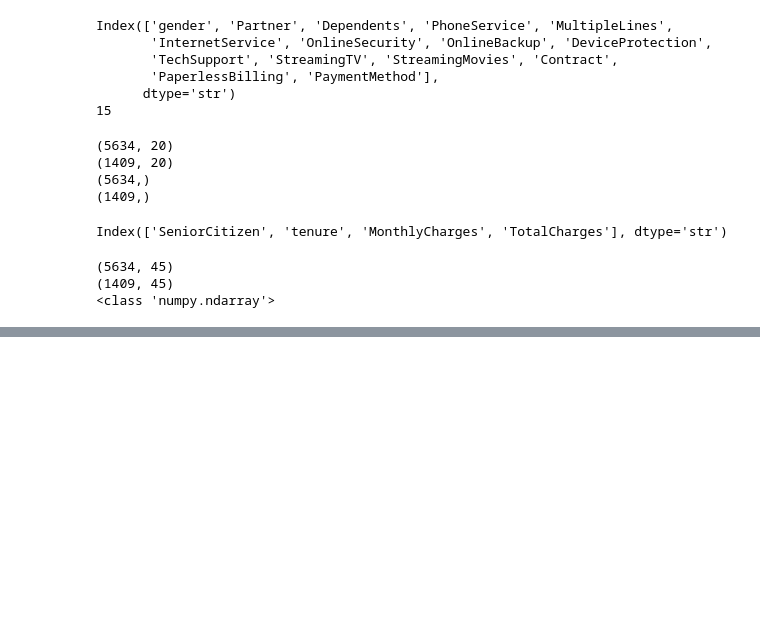
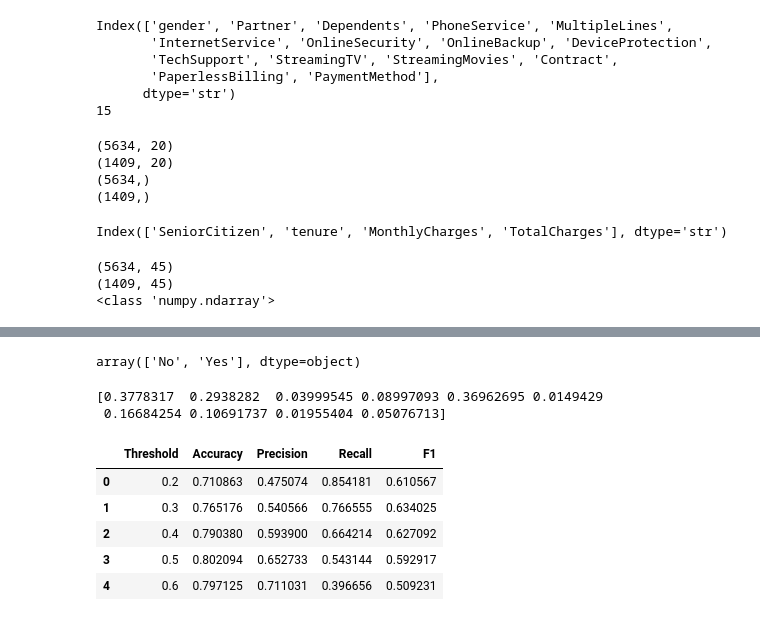
Before and after one commit to Maaahdi-Mohseni/customer-intelligence-platform, a Jupyter notebook: notebooks/01_data_exploration.ipynb, the cells around one changed output, grey strips where cells are left out. Saved outputs shown, nothing was run; the diff lists cells and outputs as text; code cells hidden in the pictures; blank space fills up the shorter version.

```diff
--- a/notebooks/01_data_exploration.ipynb
+++ b/notebooks/01_data_exploration.ipynb
@@ -353,0 +453,9 @@ print(type(x_train_processed))
+# %%
+y_proba = cross_val_predict(
+    pipeline,
+    x_train,
+    y_train,
+    cv=cv,
+    method="predict_proba",
+    n_jobs=-1
+)
@@ -353,0 +472,11 @@ print(type(x_train_processed))
+# %%
+np.unique(y_train)
+# %% [output]
+array(['No', 'Yes'], dtype=object)
+# %%
+churn_proba = y_proba[:,1]
+# %%
+print(churn_proba[:10])
+# %% [output]
+[0.3778317  0.2938282  0.03999545 0.08997093 0.36962695 0.0149429
+ 0.16684254 0.10691737 0.01955404 0.05076713]
@@ -353,0 +510,9 @@ print(type(x_train_processed))
+# %%
+threshold_results
+# %% [output]
+|  | Threshold | Accuracy | Precision | Recall | F1 |
+| 0 | 0.2 | 0.710863 | 0.475074 | 0.854181 | 0.610567 |
+| 1 | 0.3 | 0.765176 | 0.540566 | 0.766555 | 0.634025 |
+| 2 | 0.4 | 0.790380 | 0.593900 | 0.664214 | 0.627092 |
+| 3 | 0.5 | 0.802094 | 0.652733 | 0.543144 | 0.592917 |
+| 4 | 0.6 | 0.797125 | 0.711031 | 0.396656 | 0.509231 |
```
Also changed, not shown: parts of 34 cells of this notebook, 2 other files.
